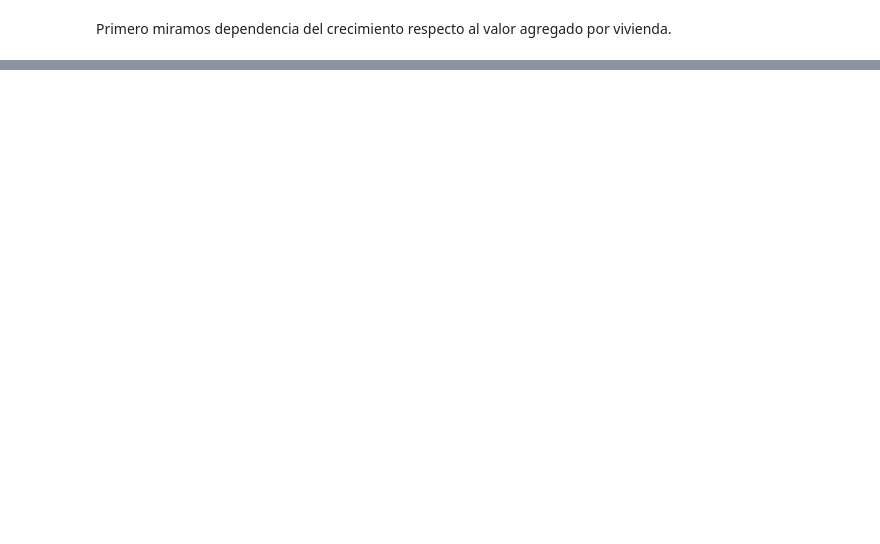
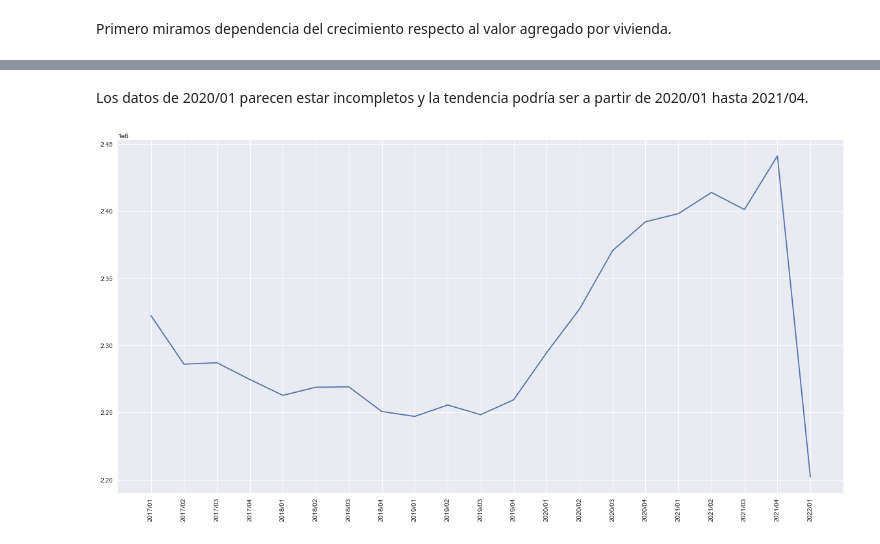
Before and after one commit to caramirezs/DataJam2022, a Jupyter notebook: Patronesdecrecimiento.ipynb, the cells around one changed output, grey strips where cells are left out. Drawn from its saved outputs; the diff is of its cells as text; code cells hidden in the pictures; blank space fills up the shorter version.

```diff
--- a/Patronesdecrecimiento.ipynb
+++ b/Patronesdecrecimiento.ipynb
@@ -318,0 +354,5 @@ fig.write_image("grafs/internet_crecimiento_porceurb.png")
+# %%
+tab.anno=tab.anno.astype(int)
+tab=tab[tab.anno>=2017]
+dates=list(tab.datetime.unique())
+dates
@@ -318,0 +496,5 @@ fig.write_image("grafs/internet_crecimiento_porceurb.png")
+# %%
+dirsuscp="https://raw.githubusercontent.com/caramirezs/DataJam2022/master/bases_datos/telefonia_local_p1.csv"
+#dirsuscp="/bases_datos/telefonia_local_p1.csv" # para importación local
+dftel=pd.read_csv(dirsuscp,low_memory=False)
+dftel['datetime']=  tab.apply(lambda row: f'{row.anno}/{str(row.trimestre).zfill(2)}', axis=1)
@@ -318,0 +512,3 @@ fig.write_image("grafs/internet_crecimiento_porceurb.png")
+# %%
+tab=dftel.groupby(['datetime','id_municipio','anno'],as_index=False)["lineas"].sum()
+tab.head()
@@ -318,0 +524,5 @@ fig.write_image("grafs/internet_crecimiento_porceurb.png")
+# %%
+tab.anno=tab.anno.astype(int)
+tab=tab[tab.anno>=2017]
+dates=list(tab.datetime.unique())
+dates
@@ -318,0 +547,11 @@ fig.write_image("grafs/internet_crecimiento_porceurb.png")
+# %% [markdown]
+Los datos de 2020/01 parecen estar incompletos y la tendencia podría ser a partir de 2020/01 hasta 2021/04.
+# %%
+sub=tab[(tab.id_municipio==11001)]
+plt.figure(figsize=(20,10))
+y=np.array(sub.lineas)
+plt.plot(dates,y)
+plt.xticks(rotation=90)
+plt.show()
+# %% [output]
+[figure, added]
```
Also changed, not shown: parts of 32 cells of this notebook, 24 other files.
